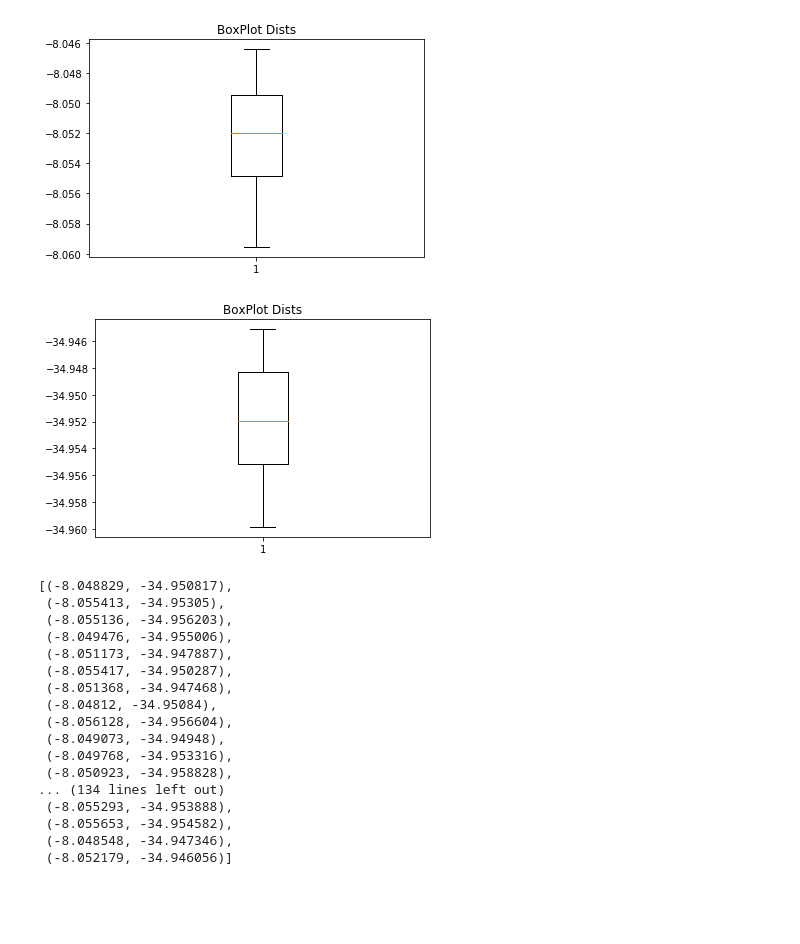
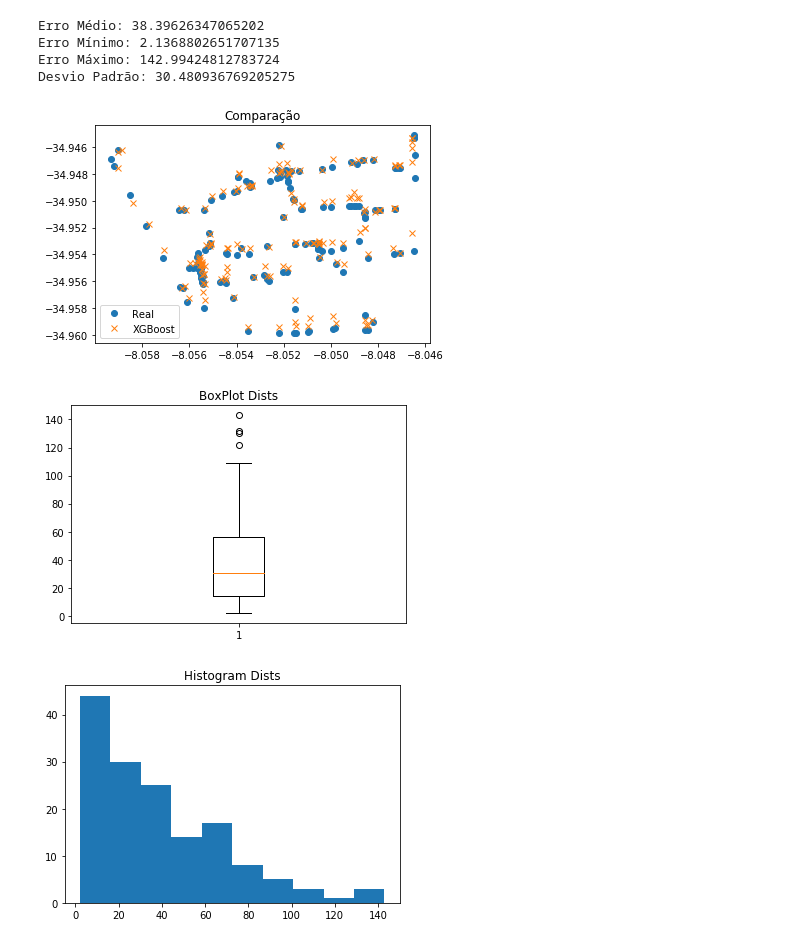
Before and after one commit to goncamateus/cmoveis, a Jupyter notebook: projeto.ipynb, the cells around one changed output. Saved outputs shown, nothing was run; the diff lists cells and outputs as text; code cells hidden in the pictures; blank space fills up the shorter version.

Commit message:
data exploration

```diff
--- a/projeto.ipynb
+++ b/projeto.ipynb
@@ -119,18 +211,0 @@ Desvio Padrão: 35.39081151945304
-# %%
-lat = knn.data.lat
-lon = knn.data.lon
-
-lat = lat.values
-lon = lon.values
-
-fig, ax = plt.subplots()
-ax.boxplot(lat)
-ax.set_title('BoxPlot Dists')
-plt.show()
-fig, ax = plt.subplots()
-ax.boxplot(lon)
-ax.set_title('BoxPlot Dists')
-plt.show()
-# %% [output]
-[figure, removed]
-[figure, removed]
@@ -221,24 +212,13 @@ class ProjectXGBOOST:
 # %%
 xgmodel = ProjectXGBOOST()
 xgmodel.train()
-out, y_batch = xgmodel.test()
+result = xgmodel.test()
+xgmodel.result_analisys(*result)
+# %% [output]
+Erro Médio: 38.39626347065202
+Erro Mínimo: 2.1368802651707135
+Erro Máximo: 142.99424812783724
+Desvio Padrão: 30.480936769205275
+[figure, added]
+[figure, added]
+[figure, added]
-# %%
-out
-# %% [output]
-[(-8.048829, -34.950817),
- (-8.055413, -34.95305),
- (-8.055136, -34.956203),
- (-8.049476, -34.955006),
- (-8.051173, -34.947887),
- (-8.055417, -34.950287),
- (-8.051368, -34.947468),
- (-8.04812, -34.95084),
- (-8.056128, -34.956604),
- (-8.049073, -34.94948),
- (-8.049768, -34.953316),
- (-8.050923, -34.958828),
-... (134 lines left out)
- (-8.055293, -34.953888),
- (-8.055653, -34.954582),
- (-8.048548, -34.947346),
- (-8.052179, -34.946056)]
```
Also changed, not shown: parts of 7 cells of this notebook, 1 other file.
